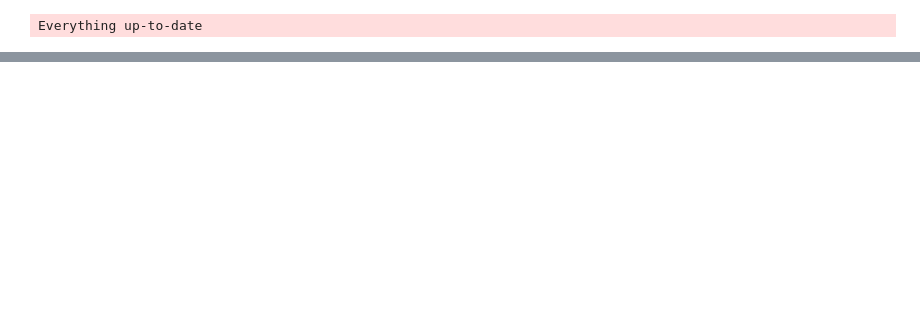
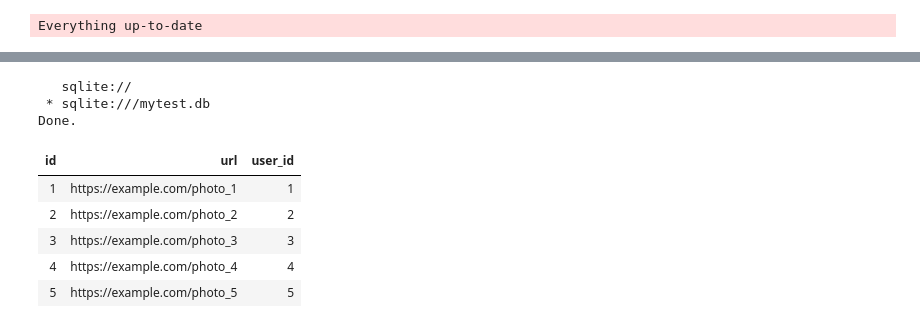
Before and after one commit to alirezaghorbani1983/psql_training, a Jupyter notebook: psql_1.ipynb, the cells around one changed output, grey strips where cells are left out. Drawn from its saved outputs; the diff is of its cells as text; code cells hidden in the pictures; blank space fills up the shorter version.

```diff
--- a/psql_1.ipynb
+++ b/psql_1.ipynb
@@ -539,0 +658,14 @@ Everything up-to-date
+# %%
+%%sql
+
+SELECT * FROM photos LIMIT 5;
+# %% [output]
+   sqlite://
+ * sqlite:///mytest.db
+Done.
+| id | url | user_id |
+| 1 | https://example.com/photo_1 | 1 |
+| 2 | https://example.com/photo_2 | 2 |
+| 3 | https://example.com/photo_3 | 3 |
+| 4 | https://example.com/photo_4 | 4 |
+| 5 | https://example.com/photo_5 | 5 |
```
Also changed, not shown: parts of 8 cells of this notebook, 1 other file.
